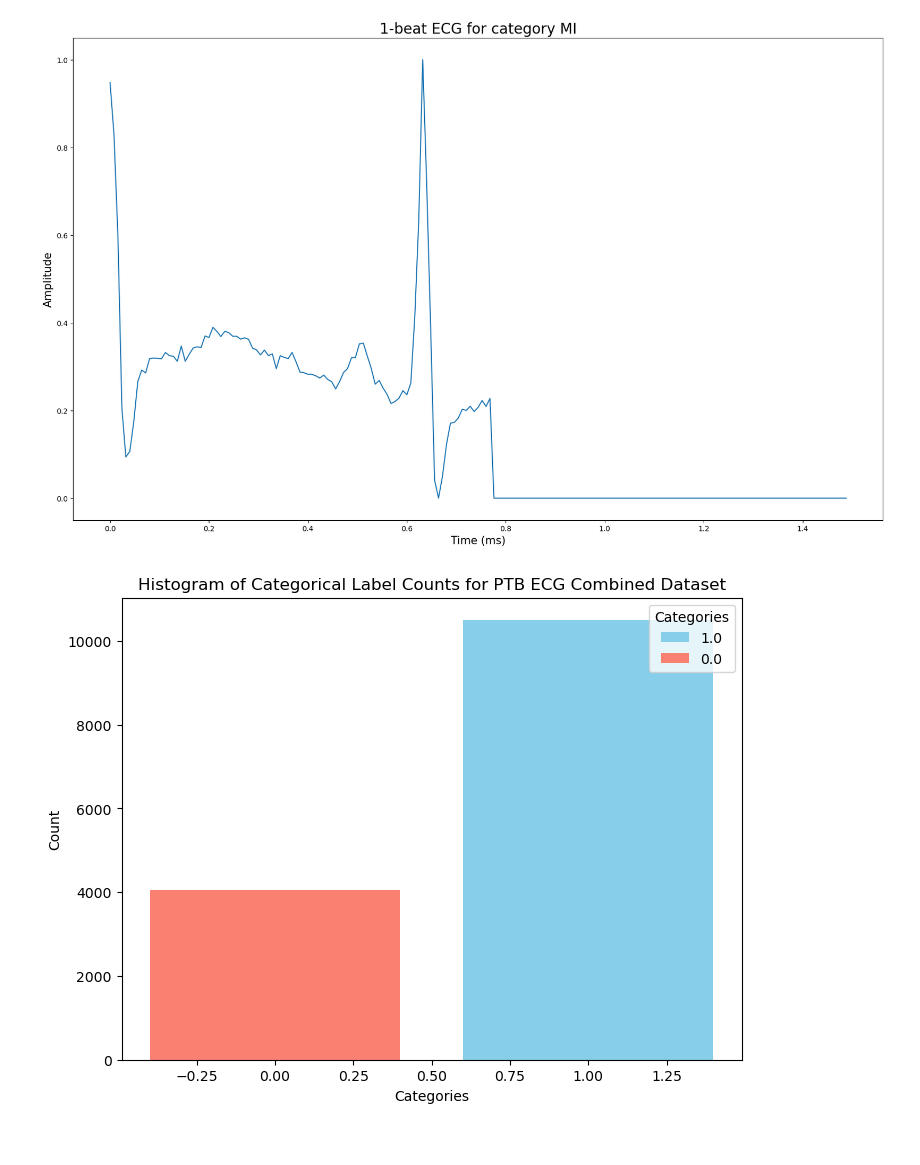
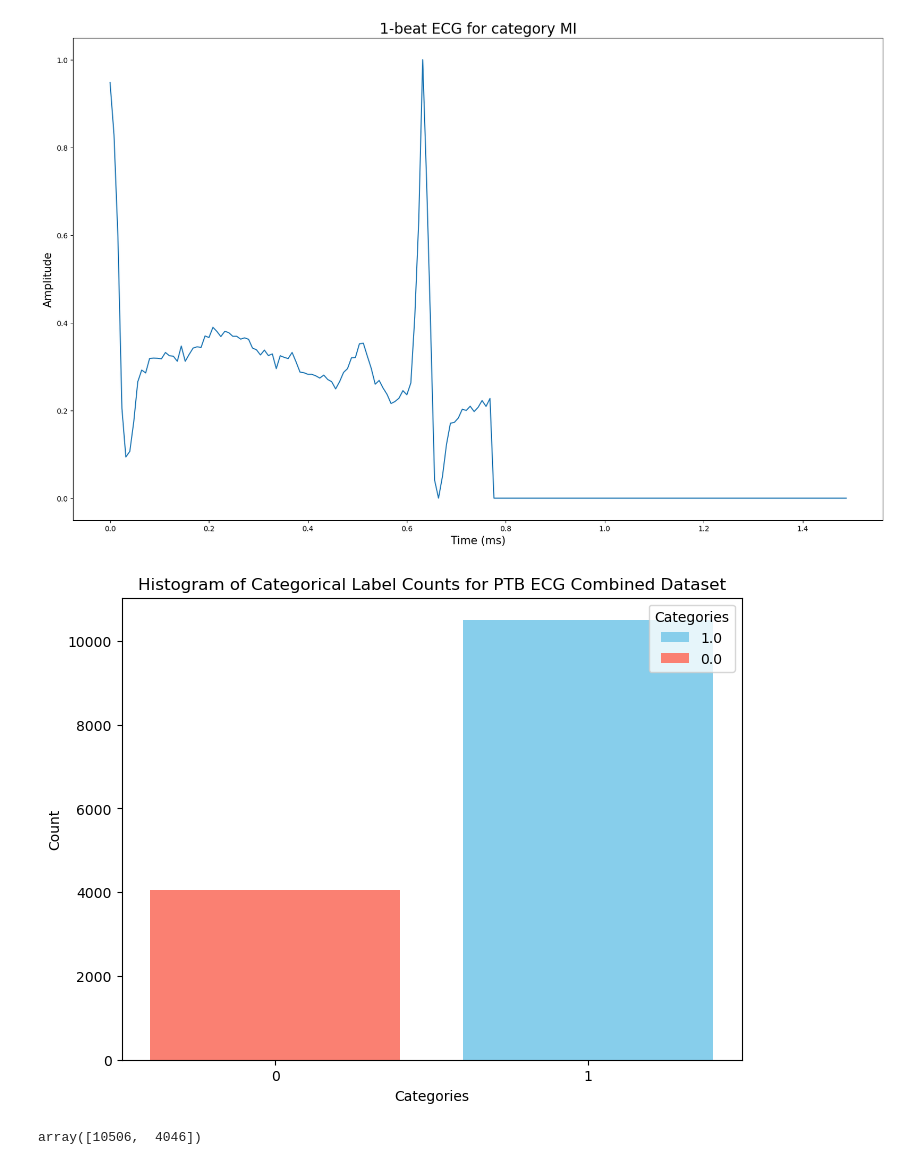
Before and after one commit to uhsipra/MECE788_FinalProject, a Jupyter notebook: MECE788_ECGDataset_EDA.ipynb, the cells around one changed output. Saved outputs shown, nothing was run; the diff lists cells and outputs as text; code cells hidden in the pictures.

```diff
--- a/MECE788_ECGDataset_EDA.ipynb
+++ b/MECE788_ECGDataset_EDA.ipynb
@@ -202,11 +202,16 @@ Text(0.5, 0, 'Time (ms)')
 [figure]
 # %%
 plt.figure(figsize = (8, 6))
-plot = plt.bar(ECG_PTB_combined_df.iloc[:, 187].value_counts().index, ECG_PTB_combined_df.iloc[:, 187].value_counts().values, color = ['skyblue', 'salmon'])
+plot = plt.bar(ECG_PTB_combined_df.iloc[:, 187].value_counts().index, ECG_PTB_combined_df.iloc[:, 187].value_counts().values, color=['skyblue', 'salmon'])
+plt.xticks([0, 1])
 plt.title('Histogram of Categorical Label Counts for PTB ECG Combined Dataset')
 plt.xlabel('Categories')
 plt.ylabel('Count')
 plt.legend(plot, ECG_PTB_combined_df.iloc[:, 187].value_counts().index, title='Categories', loc='upper right')
 plt.show()
 # %% [output]
-[figure, old version]
+[figure, new version]
+# %%
+ECG_PTB_combined_df.iloc[:, 187].value_counts().values
+# %% [output]
+array([10506,  4046])
```
Also changed, not shown: 1 other file.
